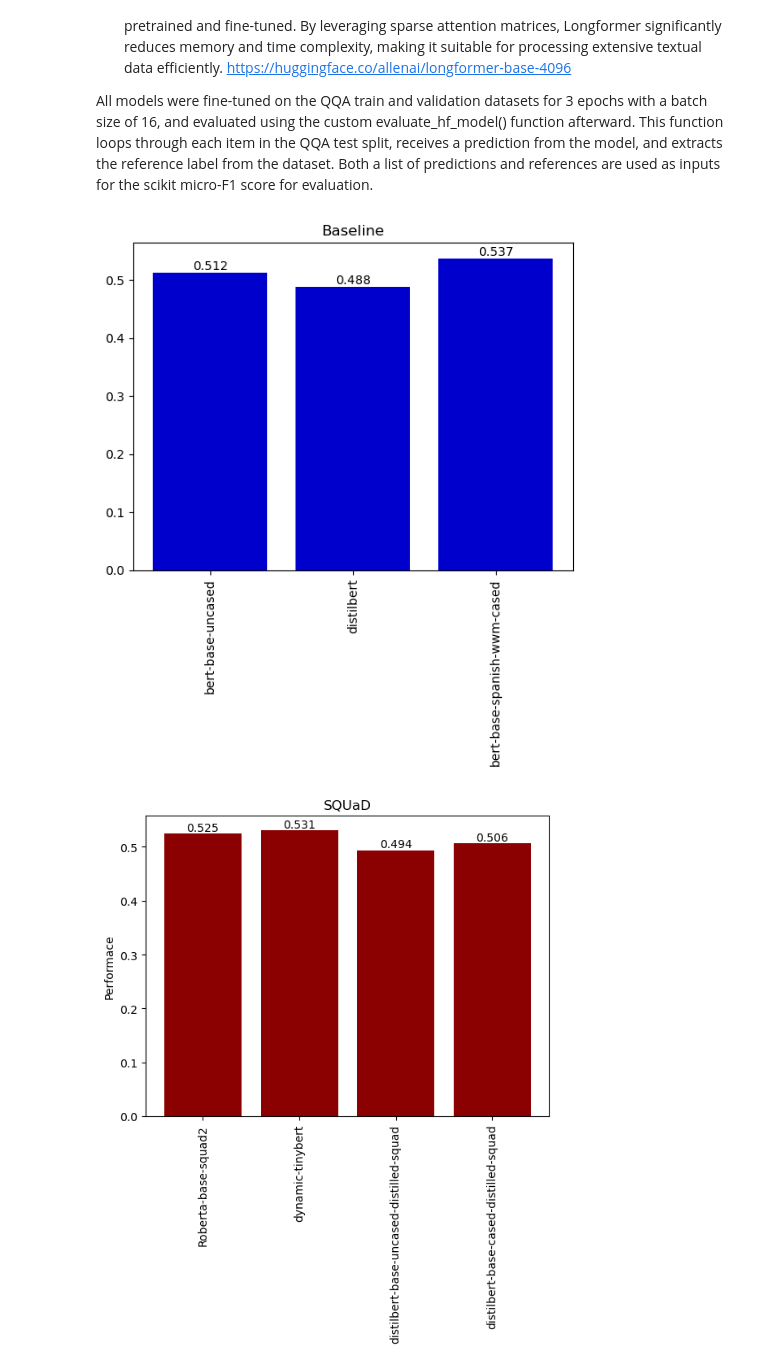
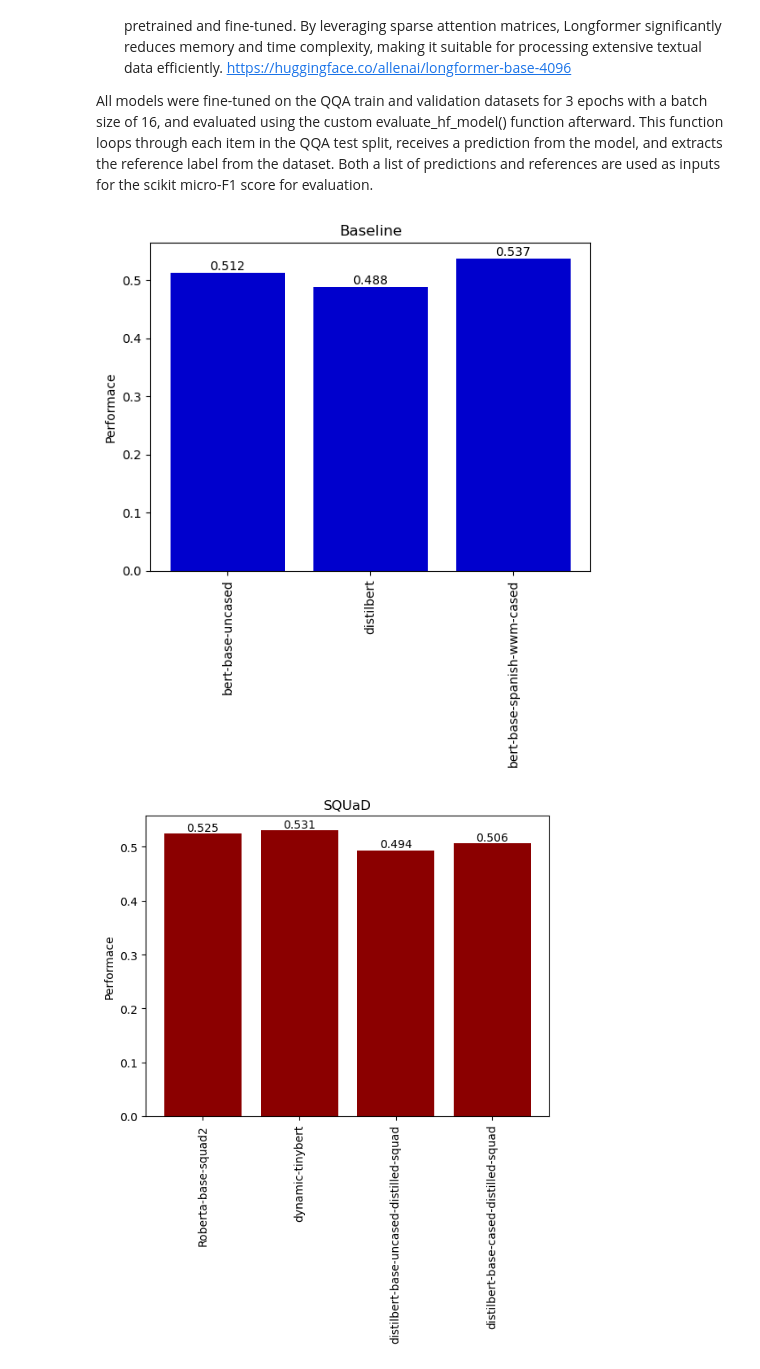
Before and after one commit to braphael99/NLPGroup5, a Jupyter notebook: Project3Code.ipynb, the cells around one changed output. Drawn from its saved outputs; the diff is of its cells as text; code cells hidden in the pictures.

Commit message:
Minor graph fix, adding to previous changes

```diff
--- a/Project3Code.ipynb
+++ b/Project3Code.ipynb
@@ -601,29 +601,30 @@ modelNameAcc = [
 # %%
 #Plot model names, accuracies, on a graph for easy comparison
 
 #X points for plotting
 xpoints = np.linspace(1, len(modelNameAcc), len(modelNameAcc))
 ypoints = np.zeros(len(modelNameAcc))
 
 countModels = 0
 names = []
 for k in range(len(modelNameAcc)):
     model, acc = modelNameAcc[k]
     countModels += 1
     ypoints[k] = acc
     names.append(model)
 
 #Set plot and plot
 plt.title("Baseline")
 plt.xticks(xpoints[0:3], names[0:3], rotation = 'vertical')
 plt.bar(xpoints[0:3], ypoints[0:3], color='mediumblue')
+plt.ylabel("Performace")
 
 for x, y in zip(xpoints[0:3], ypoints[0:3]):
     plt.text(x, y, str(round(y, 3)), ha='center', va='bottom')
 
 plt.show()
 # %% [output]
-[figure, old version]
+[figure, new version]
 # %%
 #Set plot and plot
 plt.title("SQUaD")
```
